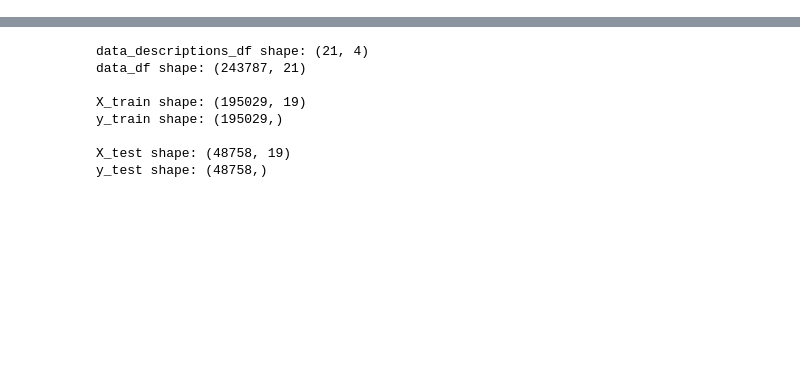
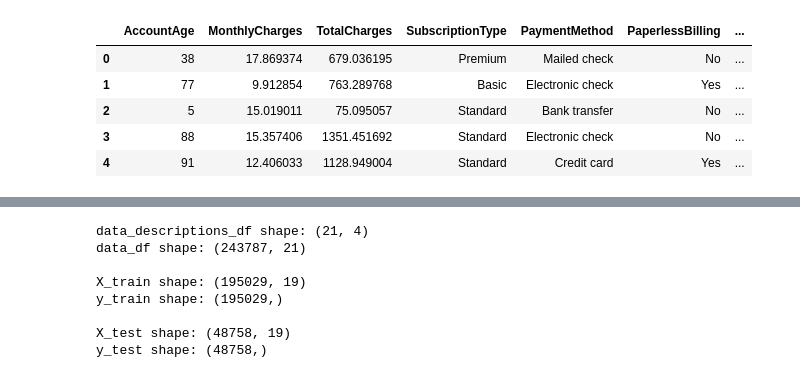
Before and after one commit to Soodabeh/retention-agent, a Jupyter notebook: notebooks/charlotte-pa-notebook.ipynb, the cells around one changed output, grey strips where cells are left out. Cells and saved outputs as stored; diff of their text form; code cells hidden in the pictures; blank space fills up the shorter version.

```diff
--- a/notebooks/charlotte-pa-notebook.ipynb
+++ b/notebooks/charlotte-pa-notebook.ipynb
@@ -24,0 +50,9 @@ def load_data(file_path: str):
+# %%
+test_df.head()
+# %% [output]
+|  | AccountAge | MonthlyCharges | TotalCharges | SubscriptionType | PaymentMethod | PaperlessBilling | ... |
+| 0 | 38 | 17.869374 | 679.036195 | Premium | Mailed check | No | ... |
+| 1 | 77 | 9.912854 | 763.289768 | Basic | Electronic check | Yes | ... |
+| 2 | 5 | 15.019011 | 75.095057 | Standard | Bank transfer | No | ... |
+| 3 | 88 | 15.357406 | 1351.451692 | Standard | Electronic check | No | ... |
+| 4 | 91 | 12.406033 | 1128.949004 | Standard | Credit card | Yes | ... |
```
Also changed, not shown: parts of 15 cells of this notebook.
